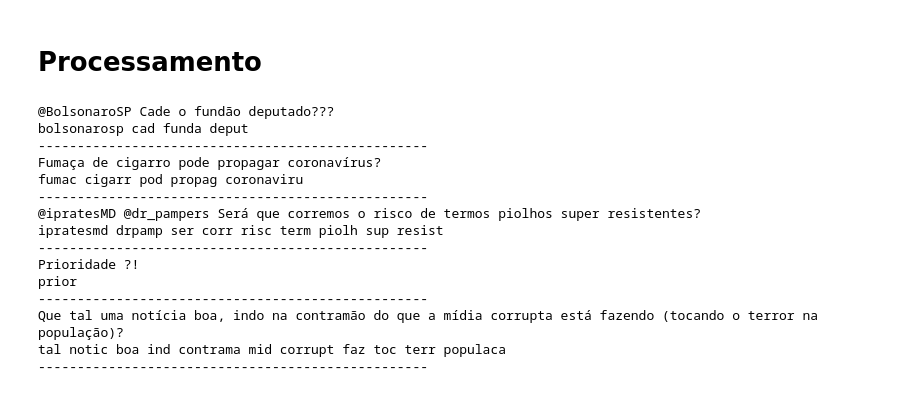
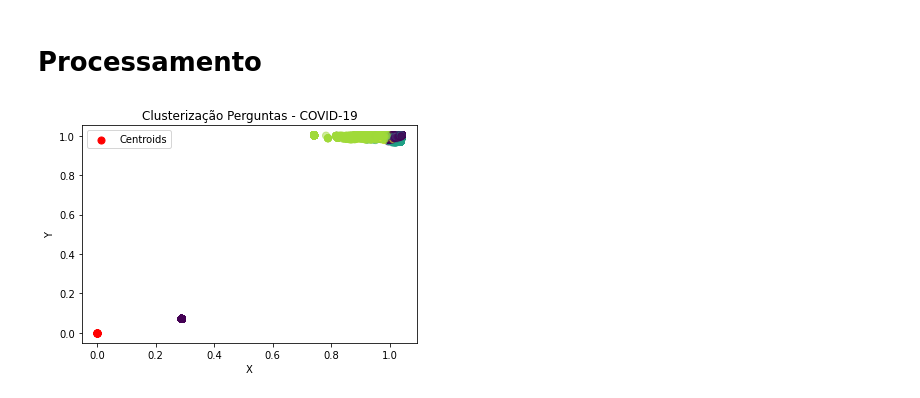
Before and after one commit to pauloigorms/covid-twitter-pecd, a Jupyter notebook: Programacao_Ciencia_Dados.ipynb, the cells around one changed output. Drawn from its saved outputs; the diff is of its cells as text; code cells hidden in the pictures.

Commit message:
Aplicando aprendizagem de máquina [KMeans]

```diff
--- a/Programacao_Ciencia_Dados.ipynb
+++ b/Programacao_Ciencia_Dados.ipynb
@@ -354,28 +359,13 @@ short_data = df_DuvidasDB.head(5)
 # %%
-text_processed = []
-
-for index, question in short_data.iterrows():
+for index, question in duvidas_file.iterrows():
   item = filtering(question.Perguntas)
   item = rm_accents(item)
   item = rm_stopwords(item)
   item = tokenize(item)
   item = stemming(item)
-  print(question.Perguntas)
-  print(item)
-  print('--------------------------------------------------')
+  text_processed.append(item)
-# %% [output]
-@BolsonaroSP Cade o fundão deputado???
-bolsonarosp cad funda deput
---------------------------------------------------
-Fumaça de cigarro pode propagar coronavírus?
-fumac cigarr pod propag coronaviru
---------------------------------------------------
-@ipratesMD @dr_pampers Será que corremos o risco de termos piolhos super resistentes?
-ipratesmd drpamp ser corr risc term piolh sup resist
---------------------------------------------------
-Prioridade ?!
-prior
---------------------------------------------------
-Que tal uma notícia boa, indo na contramão do que a mídia corrupta está fazendo (tocando o terror na população)?
-tal notic boa ind contrama mid corrupt faz toc terr populaca
---------------------------------------------------
+# %%
+vectorizer = TfidfVectorizer(use_idf=True)
+bag_of_words = vectorizer.fit_transform(text_processed)
+# %%
+kmeans = KMeans(init = 'k-means++', max_iter = 600).fit(bag_of_words)
@@ -381,0 +374,14 @@ tal notic boa ind contrama mid corrupt faz toc terr populaca
+# %%
+labels = kmeans.labels_
+distance = kmeans.fit_transform(bag_of_words)
+# %%
+plt.scatter(distance[:, 0], distance[:,1], s = 50, c = labels, alpha=0.5)
+plt.scatter(kmeans.cluster_centers_[:, 0], kmeans.cluster_centers_[:, 1], s = 50, c = 'red', label = 'Centroids')
+#plt.scatter(kmeans.cluster_centers_[:, 0], kmeans.cluster_centers_[:, 1], s = 300, color = 'black', alpha=0.5)
+plt.title('Clusterização Perguntas - COVID-19')
+plt.xlabel('X')
+plt.ylabel('Y')
+plt.legend()
+plt.show()
+# %% [output]
+[figure, added]
```
Also changed, not shown: parts of 6 cells of this notebook.
